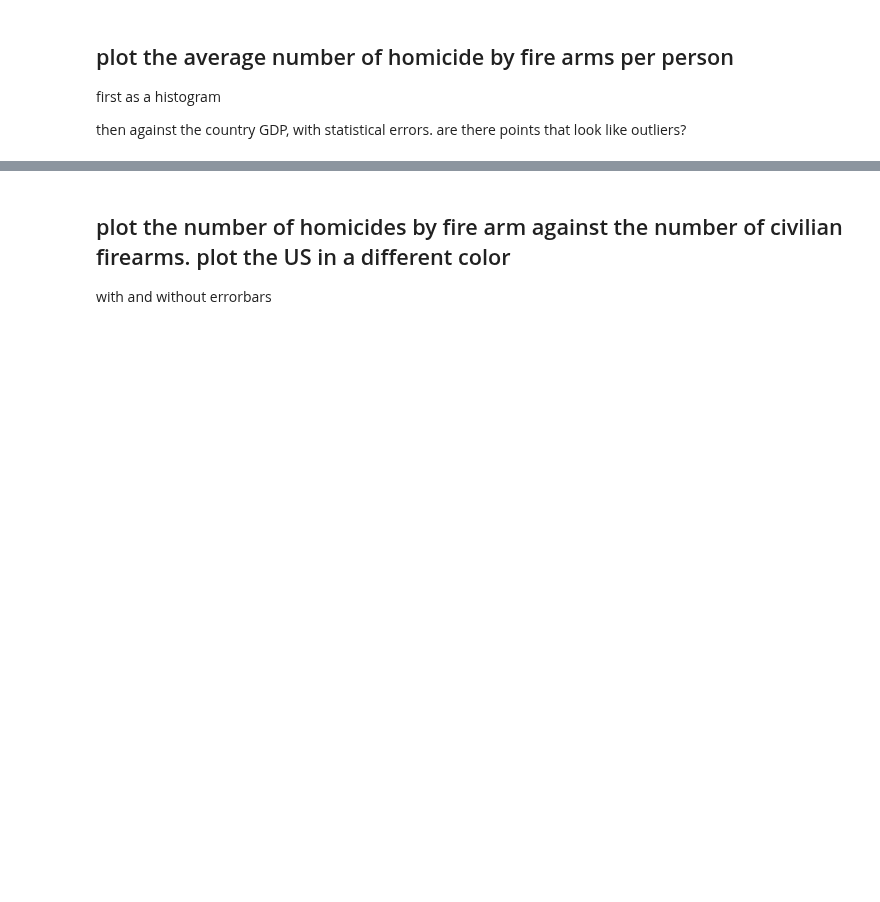
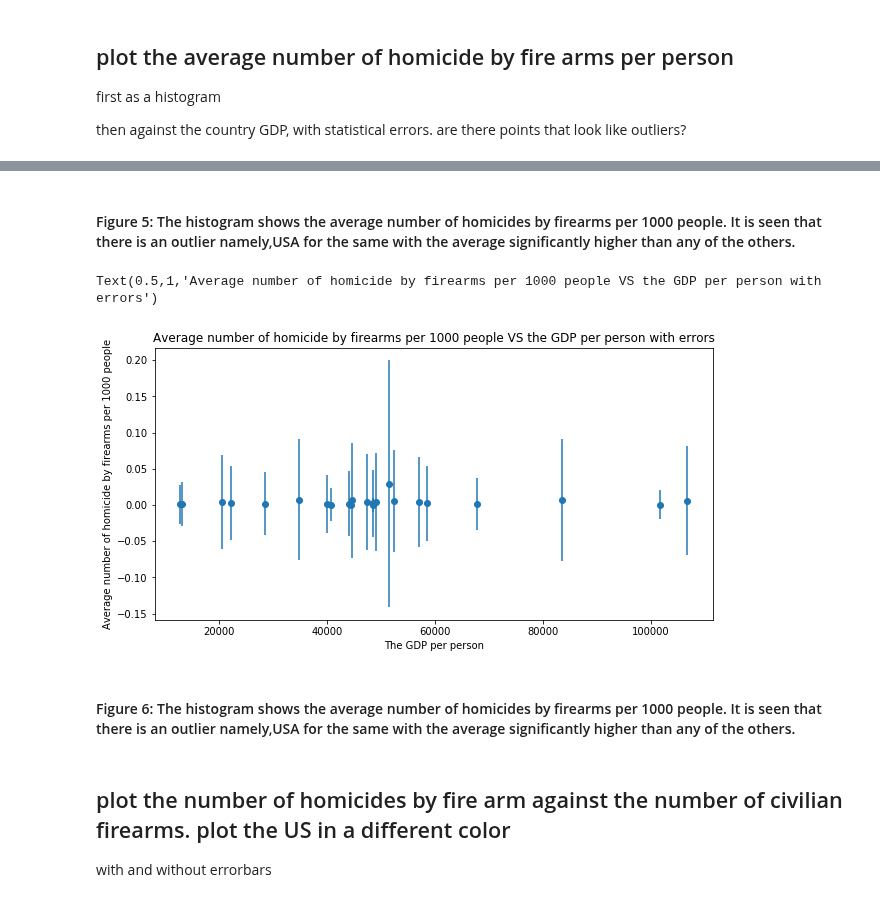
Before and after one commit to SohamMody/PUI2018_srm699, a Jupyter notebook: HW9_srm699/HW9_Assignment3.ipynb, the cells around one changed output, grey strips where cells are left out. Saved outputs shown, nothing was run; the diff lists cells and outputs as text; code cells hidden in the pictures; blank space fills up the shorter version.

```diff
--- a/HW9_srm699/HW9_Assignment3.ipynb
+++ b/HW9_srm699/HW9_Assignment3.ipynb
@@ -236,3 +240,23 @@ ax.set_xlabel('homicides by firearm per 1000 people');
+# %% [markdown]
+#### Figure 5: The histogram shows the average number of homicides by firearms per 1000 people. It is seen that there is an outlier namely,USA for the same with the average significantly higher than any of the others.
+# %%
+#Average number of homicides by firearms per person against the GDP per person with errors
+fig = pl.figure(figsize=(10,5))
+ax = fig.add_subplot(111)
+
+scatter = ax.scatter(df_.gdp/df_['pop'], df_['Number of homicides by firearm'] / df_['pop'] * 1000)
+ax.errorbar(df_.gdp /df_['pop'], df_['Number of homicides by firearm'] / df_['pop'] * 1000,
+            yerr = np.sqrt(df_['Number of homicides by firearm'] / df_['pop'] * 1000.0), fmt = '.')
+ax.set_xlabel("GDP per person")
+ax.set_ylabel("Average number of homicide by firearms per 1000 people")
+ax.set_xlabel('The GDP per person')
+ax.set_ylim()
+plt.title('Average number of homicide by firearms per 1000 people VS the GDP per person with errors')
+# %% [output]
+Text(0.5,1,'Average number of homicide by firearms per 1000 people VS the GDP per person with errors')
+[figure, added]
+# %% [markdown]
+#### Figure 6: The histogram shows the average number of homicides by firearms per 1000 people. It is seen that there is an outlier namely,USA for the same with the average significantly higher than any of the others.
 # %% [markdown]
 ## plot the number of  homicides by fire arm against the number of civilian firearms. plot the  US in a different color
 with and without errorbars
```
Also changed, not shown: parts of 22 cells of this notebook.
